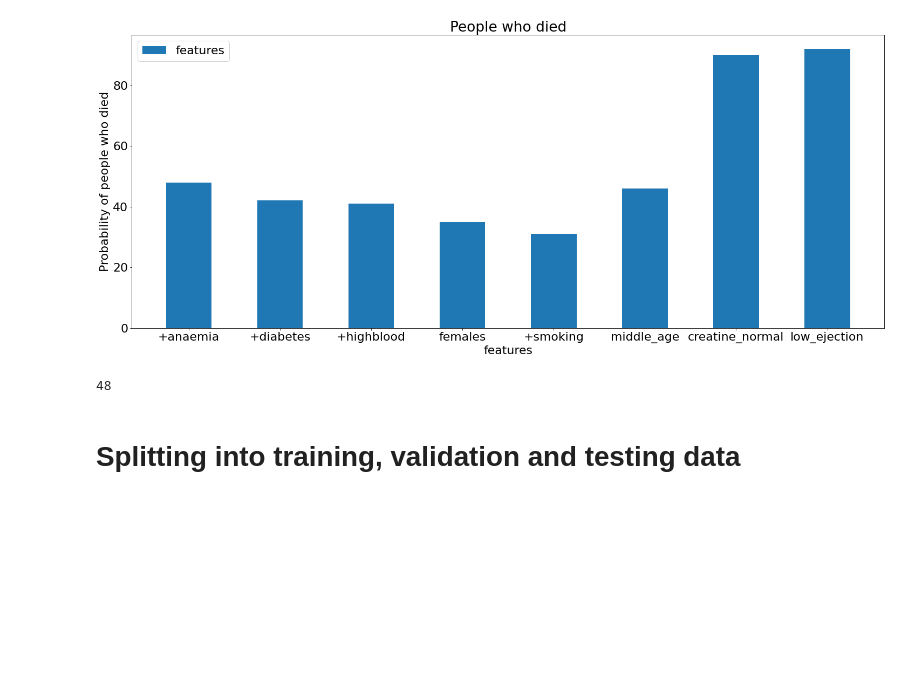
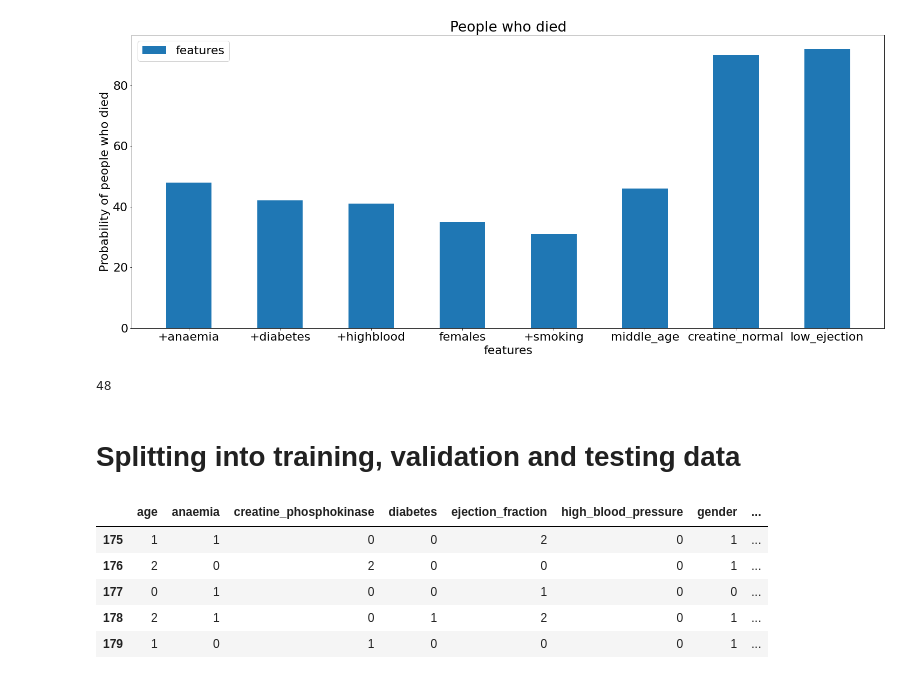
Before and after one commit to Artificial-Intelligence-101/ML, a Jupyter notebook: Naive_Bayes.ipynb, the cells around one changed output. Cells and saved outputs as stored; diff of their text form; code cells hidden in the pictures; blank space fills up the shorter version.

Commit message:
split the data

```diff
--- a/Naive_Bayes.ipynb
+++ b/Naive_Bayes.ipynb
@@ -164,3 +164,13 @@ print(probability_anaemia)
 48
 # %% [markdown]
 # Splitting into training, validation and testing data
+# %%
+training_data = data[:180]
+training_data.tail()
+# %% [output]
+|  | age | anaemia | creatine_phosphokinase | diabetes | ejection_fraction | high_blood_pressure | gender | ... |
+| 175 | 1 | 1 | 0 | 0 | 2 | 0 | 1 | ... |
+| 176 | 2 | 0 | 2 | 0 | 0 | 0 | 1 | ... |
+| 177 | 0 | 1 | 0 | 0 | 1 | 0 | 0 | ... |
+| 178 | 2 | 1 | 0 | 1 | 2 | 0 | 1 | ... |
+| 179 | 1 | 0 | 1 | 0 | 0 | 0 | 1 | ... |
```
Also changed, not shown: parts of 3 cells of this notebook.
